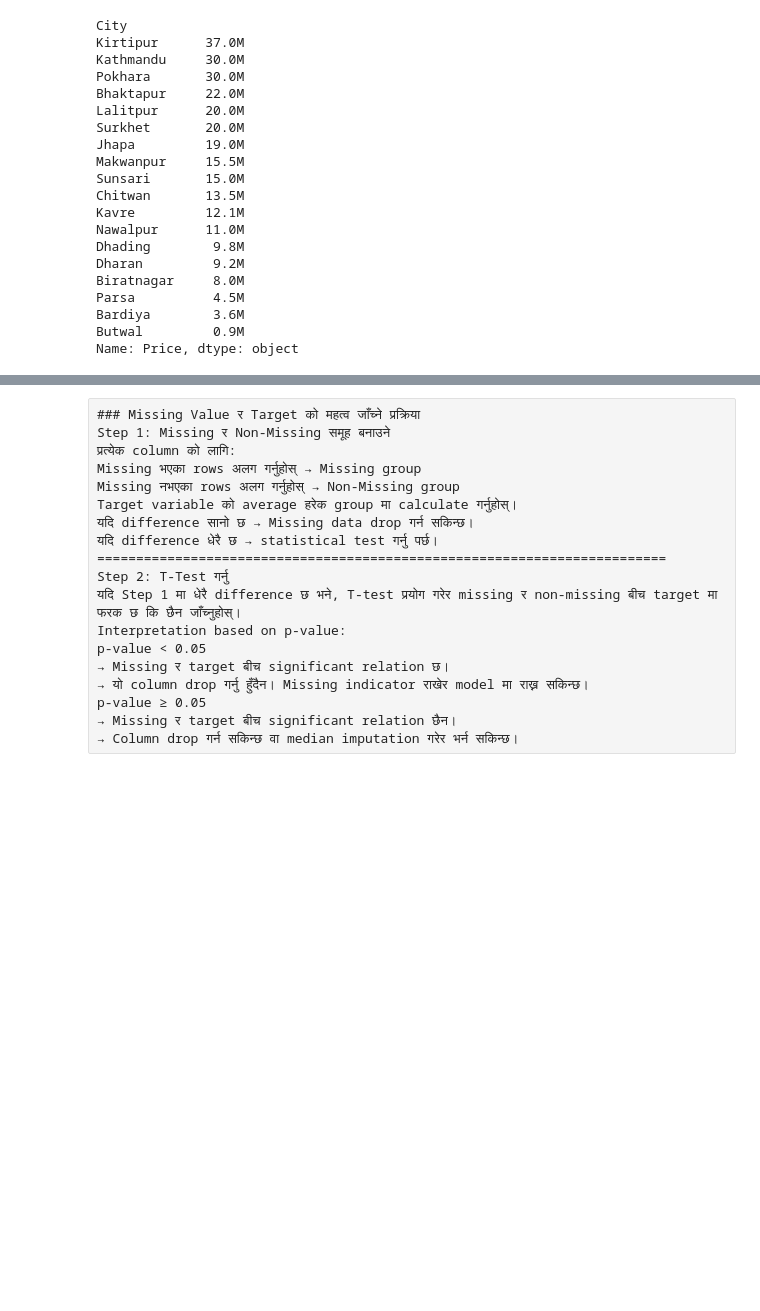
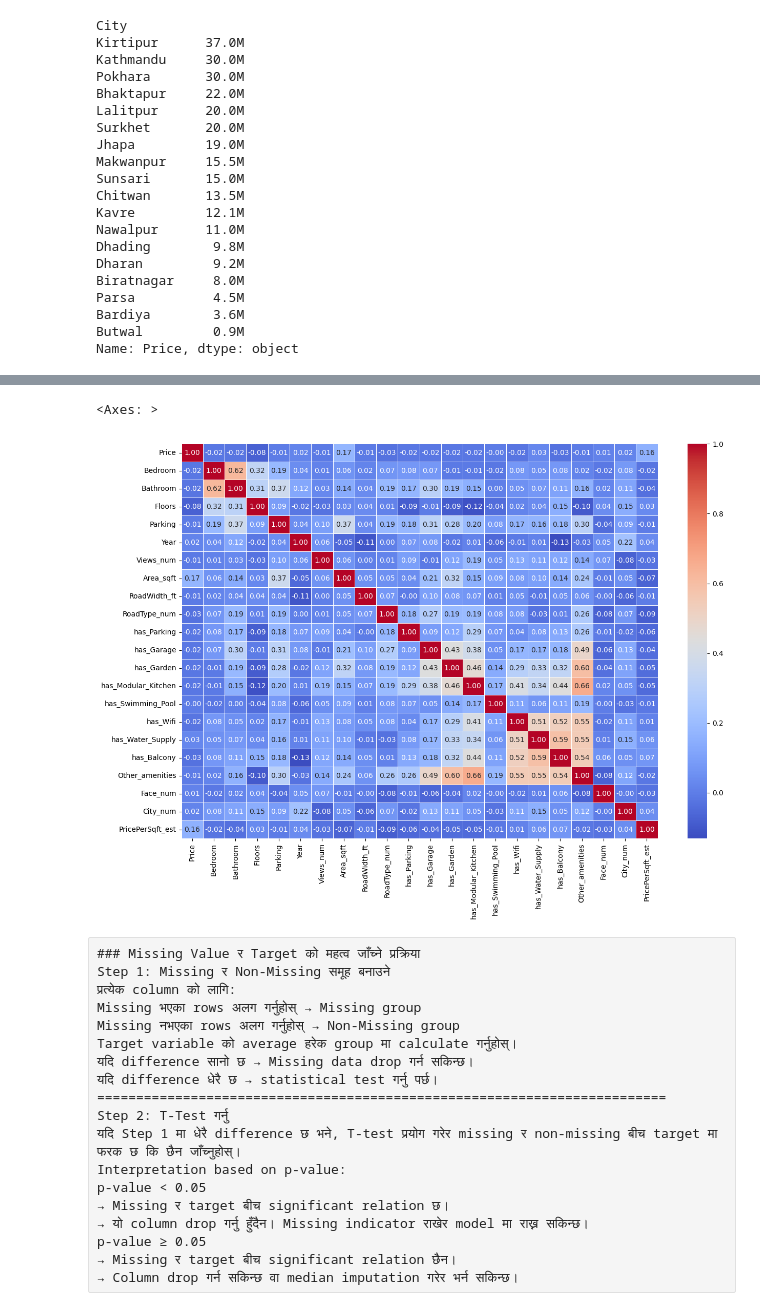
Before and after one commit to prakasshrestha/ML-Project, a Jupyter notebook: LinearRegression_project/1. House Price Prediction/NepalHousingPredict.ipynb, the cells around one changed output, grey strips where cells are left out. Cells and saved outputs as stored; diff of their text form; code cells hidden in the pictures; blank space fills up the shorter version.

```diff
--- a/LinearRegression_project/1. House Price Prediction/NepalHousingPredict.ipynb
+++ b/LinearRegression_project/1. House Price Prediction/NepalHousingPredict.ipynb
@@ -666,0 +669,2 @@ Name: Price, dtype: object
+# %%
+num_df = df.select_dtypes(include=['float','int'])
@@ -666,0 +687,3 @@ Name: Price, dtype: object
+# %%
+corr = num_df.corr()
+corr
@@ -667,3 +709,9 @@ Name: Price, dtype: object
+# %%
+plt.figure(figsize=(15,10))
+sns.heatmap(corr, annot=True, cmap='coolwarm', fmt=".2f", linewidths=0.5)
+# %% [output]
+<Axes: >
+[figure, added]
 # %%
 # percentage of missing value
 dataset.isnull().sum()/dataset.shape[0]*100
```
Also changed, not shown: parts of 3 cells of this notebook.
